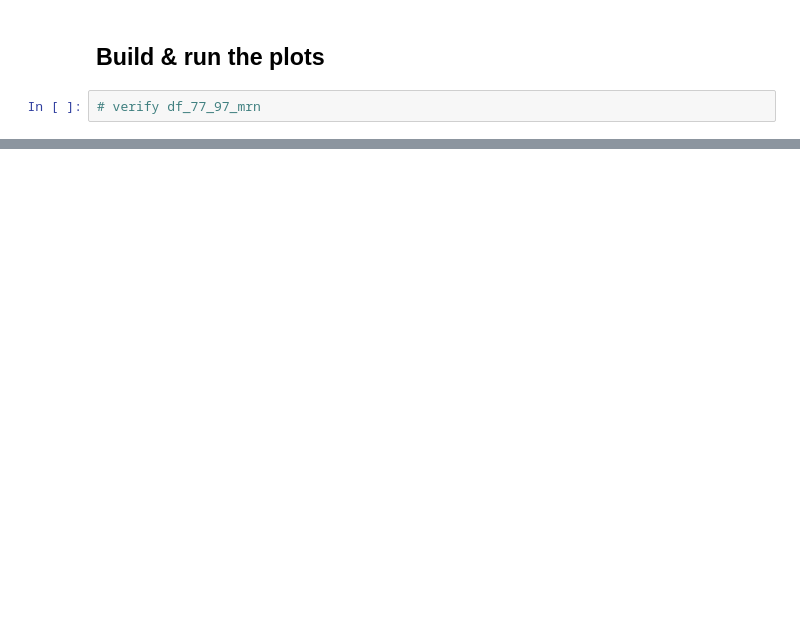
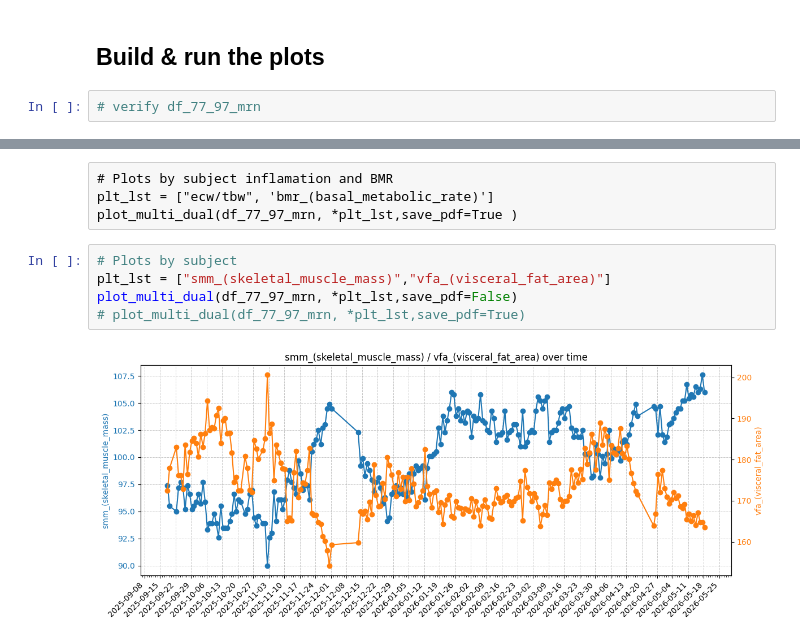
Before and after one commit to 1ratlab/JL_2, a Jupyter notebook: plotting_df_77_97_mrn.ipynb, the cells around one changed output, grey strips where cells are left out. Drawn from its saved outputs; the diff is of its cells as text; blank space fills up the shorter version.

```diff
--- a/plotting_df_77_97_mrn.ipynb
+++ b/plotting_df_77_97_mrn.ipynb
@@ -289,3 +283,14 @@ plot_multi_dual(df_77_97_mrn, *plt_lst )
+# %% [raw]
+# Plots by subject inflamation and BMR
+plt_lst = ["ecw/tbw", 'bmr_(basal_metabolic_rate)']
+plot_multi_dual(df_77_97_mrn, *plt_lst,save_pdf=True )
+# %%
+# Plots by subject
+plt_lst = ["smm_(skeletal_muscle_mass)","vfa_(visceral_fat_area)"]
+plot_multi_dual(df_77_97_mrn, *plt_lst,save_pdf=False)
+# plot_multi_dual(df_77_97_mrn, *plt_lst,save_pdf=True)
+# %% [output]
+[figure, added]
 # %%
 # Plots by subject
 plt_lst = ["ecw/tbw",'khz-whole_body_phase_angle']
```
Also changed, not shown: parts of 18 cells of this notebook, 25 other files.
